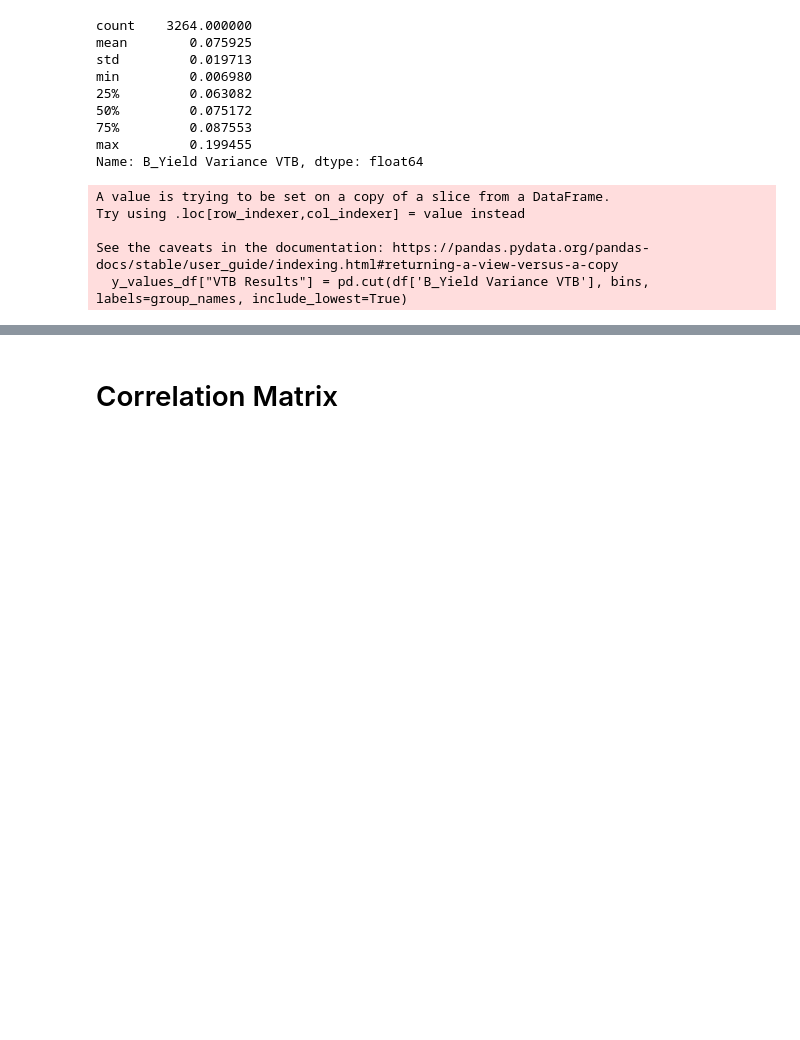
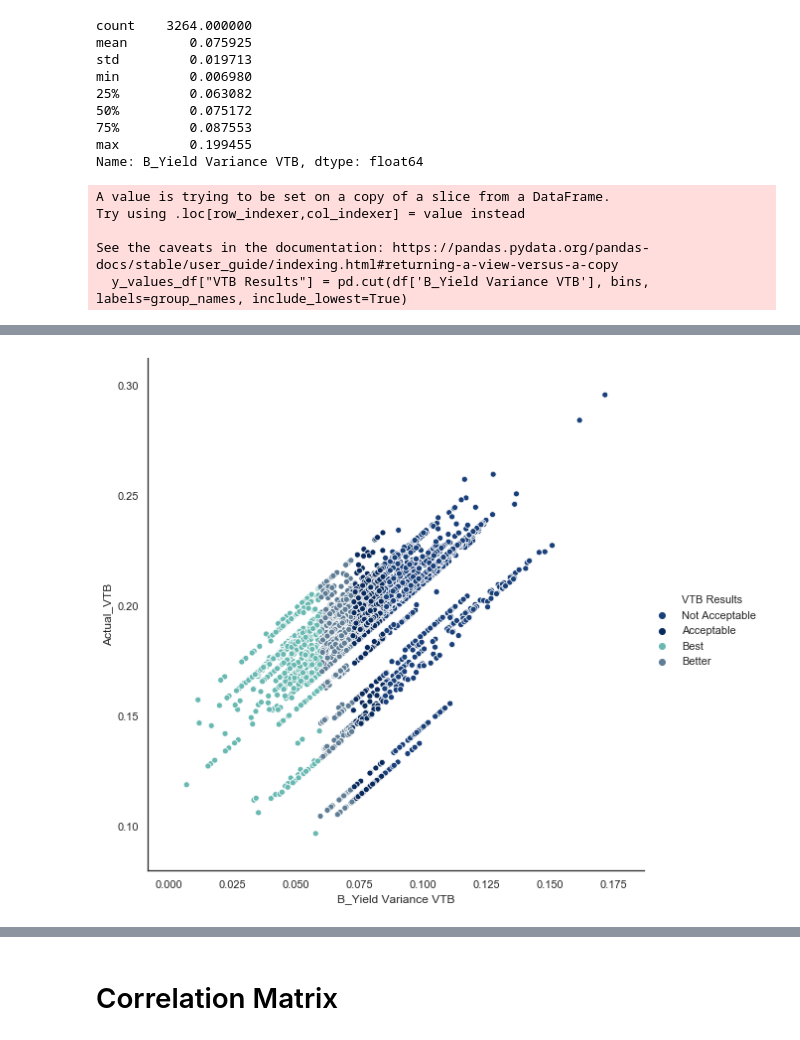
Before and after one commit to JPHebert32/MPO, a Jupyter notebook: data.ipynb, the cells around one changed output, grey strips where cells are left out. Cells and saved outputs as stored; diff of their text form; code cells hidden in the pictures; blank space fills up the shorter version.

Commit message:
Plots

```diff
--- a/data.ipynb
+++ b/data.ipynb
@@ -155,3 +178,8 @@ Try using .loc[row_indexer,col_indexer] = value instead
 
 See the caveats in the documentation: https://pandas.pydata.org/pandas-docs/stable/user_guide/indexing.html#returning-a-view-versus-a-copy
   y_values_df["VTB Results"] = pd.cut(df['B_Yield Variance VTB'], bins, labels=group_names, include_lowest=True)
+# %%
+binned_df = data_2020_df[['Actual_VTB', 'Theoretical_VTB','B_Yield Variance VTB']]
+binned_df["VTB Results"] = pd.cut(df['B_Yield Variance VTB'], bins, labels=group_names, include_lowest=True)
+binned_df.head()
+binned_df.to_csv('Resources/binned.csv',index=False)
@@ -158,3 +208,14 @@ See the caveats in the documentation: https://pandas.pydata.org/pandas-docs/stab
+# %%
+import seaborn as sns
+sns.set(style="white")
+colors = ["#1a4079","#092a5c","#69b9b2","#5f7d95"]
+sns.set_palette(sns.color_palette(colors))
+
+# Plot miles per gallon against horsepower with other semantics
+sns.relplot(x="B_Yield Variance VTB", y="Actual_VTB", hue="VTB Results",
+            sizes=(40, 400), alpha=1,height=8, data=binned_df);
+# %% [output]
+[figure, added]
 # %%
 best_data_actual = y_values_df[y_values_df["VTB Results"] == 'Best']
 pd.set_option('display.max_columns', None)
```
Also changed, not shown: parts of 5 cells of this notebook.
